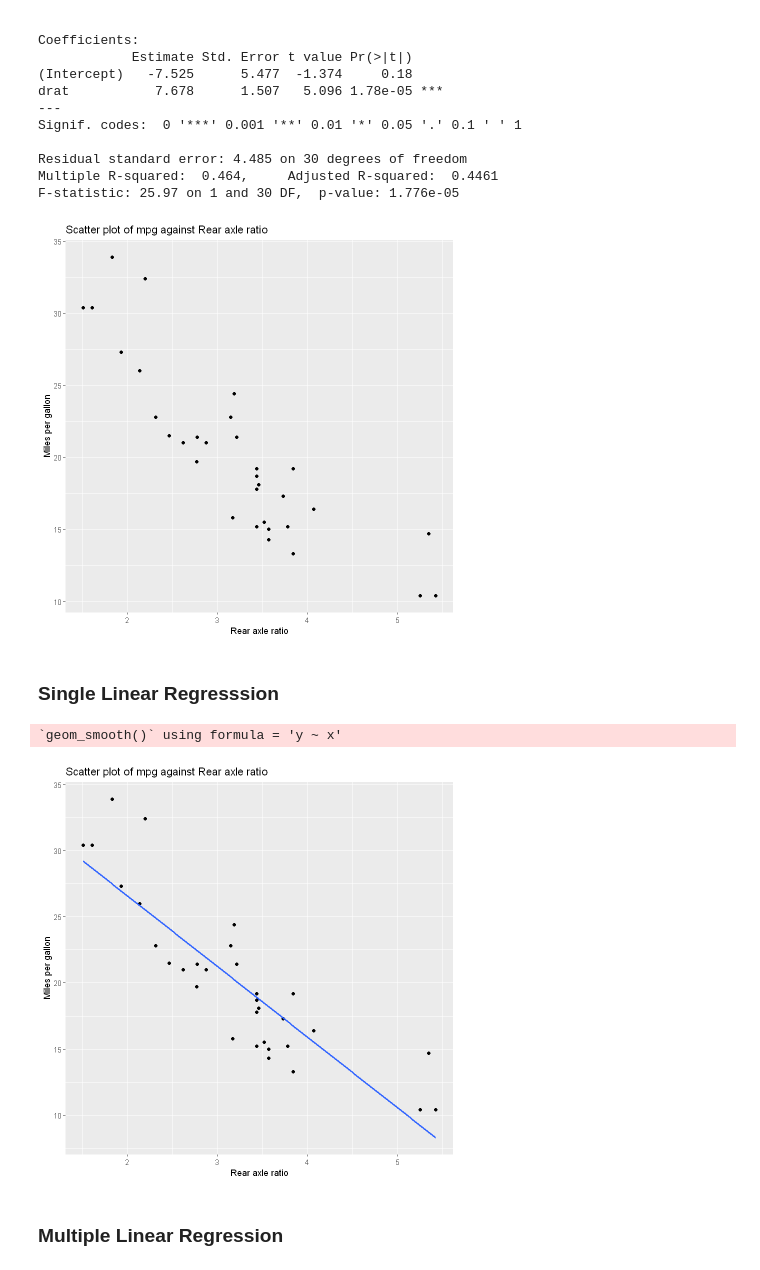
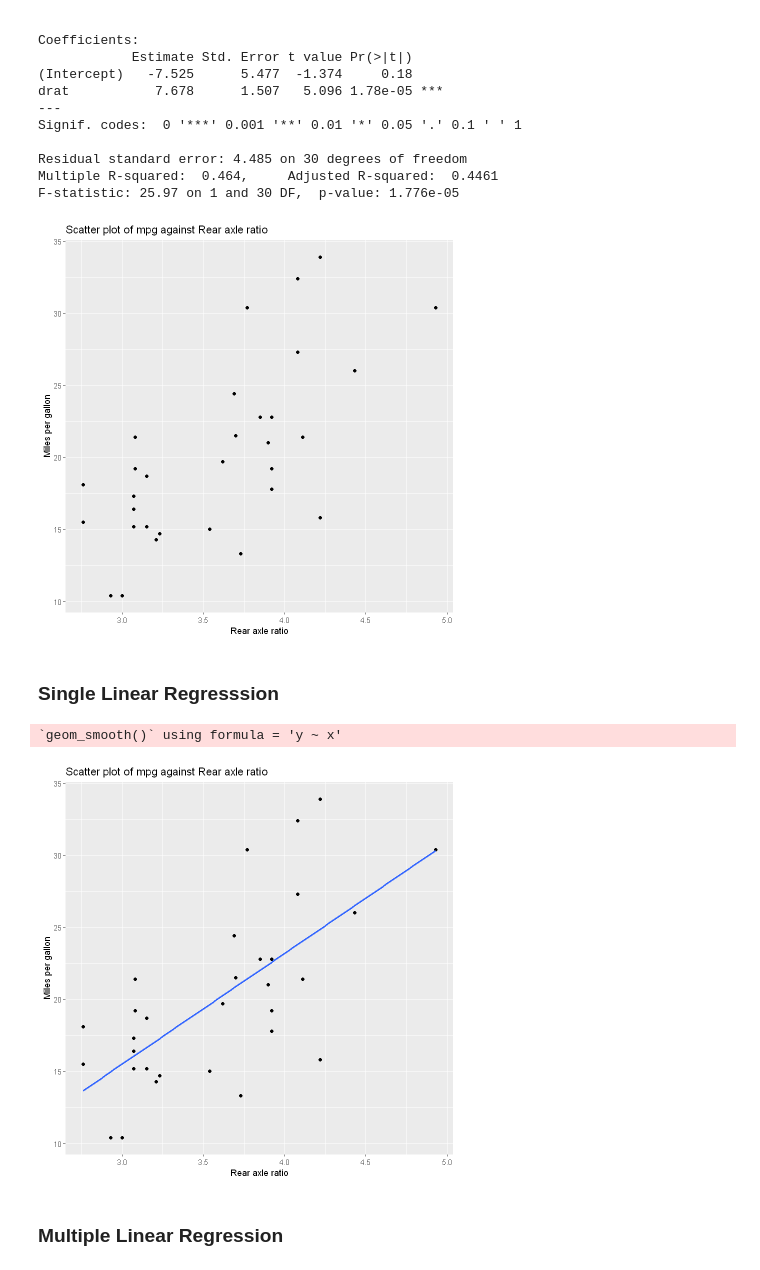
Before and after one commit to A23929/R-Programming, a Jupyter notebook: 22237-Assignment8.ipynb, the cells around one changed output. Drawn from its saved outputs; the diff is of its cells as text; code cells hidden in the pictures.

```diff
--- a/22237-Assignment8.ipynb
+++ b/22237-Assignment8.ipynb
@@ -52,23 +52,23 @@ F-statistic: 25.97 on 1 and 30 DF,  p-value: 1.776e-05
 # %%
 library(ggplot2)
 # %%
-ggplot(mtcars, aes(x = wt, y = mpg)) +
+ggplot(mtcars, aes(x = drat, y = mpg)) +
   geom_point() +
   labs(x = "Rear axle ratio", y = "Miles per gallon") +
   ggtitle("Scatter plot of mpg against Rear axle ratio")
 # %% [output]
-[figure, old version]
+[figure, new version]
 # %% [markdown]
 ### Single Linear Regresssion
 # %%
-ggplot(mtcars, aes(x = wt, y = mpg)) +
+ggplot(mtcars, aes(x = drat, y = mpg)) +
   geom_point() +
   labs(x = "Rear axle ratio", y = "Miles per gallon") +
   ggtitle("Scatter plot of mpg against Rear axle ratio") +
   geom_smooth(method = "lm", se = FALSE)
 # %% [output]
 `geom_smooth()` using formula = 'y ~ x'
-[figure, old version]
+[figure, new version]
 # %% [markdown]
 ### Multiple Linear Regression
 # %%
```
Also changed, not shown: parts of 2 cells of this notebook.
